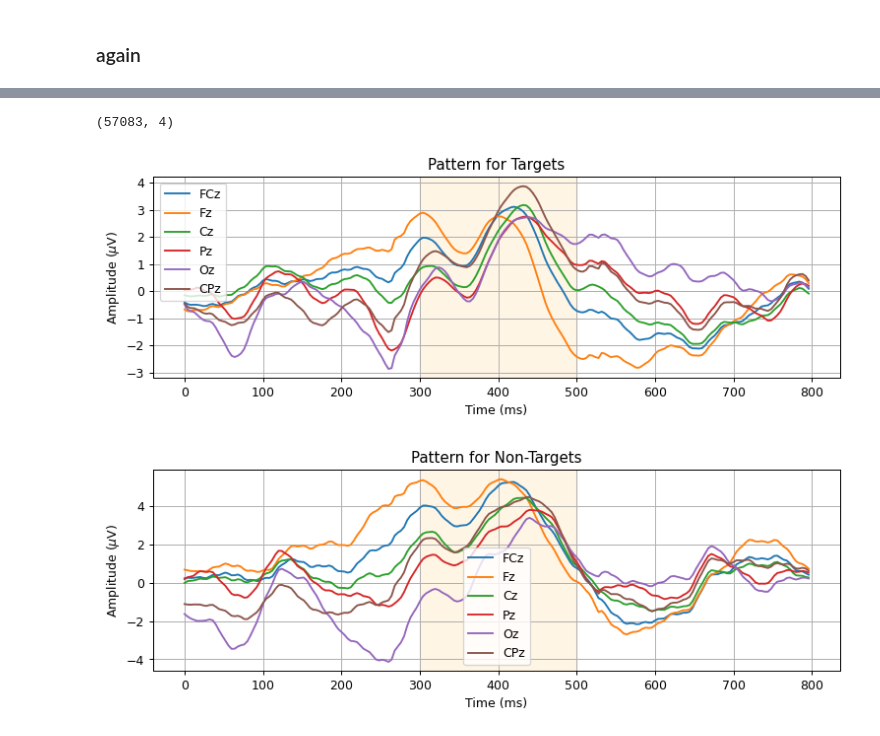
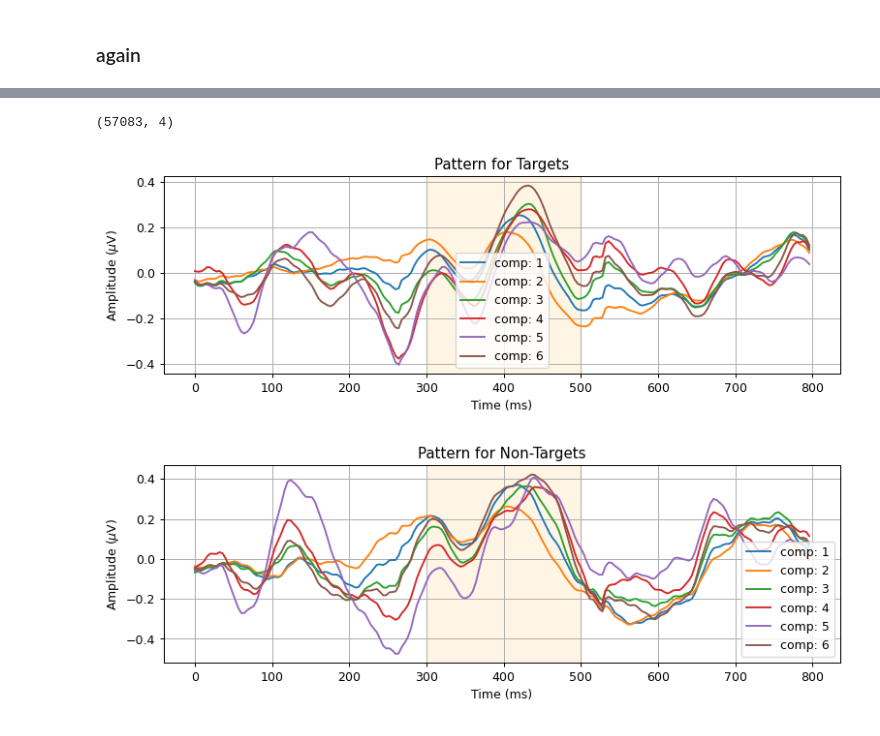
Before and after one commit to Surfincolin/openbci-standards, a Jupyter notebook: Speller_Analysis_2.ipynb, the cells around one changed output, grey strips where cells are left out. Drawn from its saved outputs; the diff is of its cells as text; code cells hidden in the pictures.

```diff
--- a/Speller_Analysis_2.ipynb
+++ b/Speller_Analysis_2.ipynb
@@ -75,7 +75,7 @@ def plot_time_series(X, Y, labels, xlabel=None, ylabel=None, title=None, fig=Non
 
     return fig, ax
 
-def plot_epochs(ch_epochs, xlabel='Epochs', ylabel='Times (ms)', title='Epoch Comparison', tmin=None, tmax=None):
+def plot_epochs(ch_epochs, xlabel='Times (ms)', ylabel='Epochs', title='Epoch Comparison', tmin=None, tmax=None):
     fig, ax = plt.subplots(figsize = (10, 3), dpi = 90)
 
     if tmin == None or tmax == None:
@@ -224,8 +224,8 @@ r1_eeg = re_reference(r1_eeg, new_ref_ch_idx)
 r2_eeg = re_reference(r2_eeg, new_ref_ch_idx)
 del channels[new_ref_ch_idx]
 
-r1_eeg = filter_eeg(r1_eeg, 250, [0.1,20] )
-r2_eeg = filter_eeg(r2_eeg, 250, [0.1,20] )
+r1_eeg = filter_eeg(r1_eeg, 250, [1.,20.] )
+r2_eeg = filter_eeg(r2_eeg, 250, [1.,20.] )
 
 # remove Fp1 channel
 # r1_eeg = np.delete(r1_eeg, -1, axis=1)
@@ -242,6 +242,7 @@ r2_markers_ts = (r2_markers_ts*1000).astype(int)
 
 print(channels)
 pz = channels.index('Pz')
+fp1 = channels.index('Fp1')
 # %% [output]
 ['FCz', 'Fz', 'Cz', 'Pz', 'Oz', 'CPz', 'Fp1']
 # %%
@@ -486,8 +475,8 @@ def get_blinks(data, data_ts, ch, blink_dev_thresh=2.0):
 
     return np.array(blinks), blink_mask
 
-r1_blinks, _ = get_blinks(r1_eeg[r1_mask], r1_eeg_ts[r1_mask], fp1, 1.5)
-r2_blinks, _ = get_blinks(r2_eeg[r2_mask], r2_eeg_ts[r2_mask], fp1, 1.5)
+r1_blinks, _ = get_blinks(r1_eeg, r1_eeg_ts, fp1, 1.5)
+r2_blinks, _ = get_blinks(r2_eeg, r2_eeg_ts, fp1, 1.5)
 # %%
 g_labels = ['Fp1']
 fig, ax = plot_time_series(
@@ -1134,7 +1072,7 @@ def build_toeplitz(data, data_ts, events, n_e, pre_stim_time = 0):
     return toeplitz
 
 class xDAWN:
-    def __init__(self, X, X_ts, events, erp_sample_size=800, sample_rate=250):
+    def __init__(self, X, X_ts, events, erp_sample_size=800, sample_rate=250, use_reg_cov=False):
         self.X = X
         self.X_ts = X_ts
         self.events = events
@@ -1142,31 +1080,26 @@ class xDAWN:
 
         # toeplitz
         D = build_toeplitz(self.X, self.X_ts, self.events, self.n_e)
+
         # least square est
 #         predictor = linalg.pinv(D.T @ D) @ D.T
-#         D1 = D[0]
-#         D2 = D[1]
-#         P1 = linalg.pinv(D1.T @ D1) @ (D1.T @ X) # 200,7
-#         P2 = linalg.pinv(D2.T @ D2) @ (D2.T @ X) # 200,7
-
-#         return 0
+#         P = predictor @ X
         P = linalg.inv(D.T @ D) @ D.T @ X
 
-#         P = predictor @ X
+
         classes = np.unique(events[:,2])
         P = (np.vsplit(P, len(classes)))
         D = np.hsplit(D, len(classes))
 
 
-
-#         P = np.array([P1,P2])
-
+        # plot patterns
         x_for_plot = [(i*(1000/SAMPLE_RATE)) for i in range(P[0].shape[0])]
+        comp_labels = [f'comp: {p+1}' for p in range(P[0].shape[1])]
 
         fig, ax = plot_time_series(
             x_for_plot,
             P[0],
-            labels = channels,
+            labels = comp_labels,
             xlabel='Time (ms)',
             ylabel=r'Amplitude ($\mu$V)',
             title=f'Pattern for Targets'
@@ -1176,29 +1109,34 @@ class xDAWN:
         fig, ax = plot_time_series(
             x_for_plot,
             P[1],
-            labels = channels,
+            labels = comp_labels,
             xlabel='Time (ms)',
             ylabel=r'Amplitude ($\mu$V)',
             title=f'Pattern for Non-Targets'
         )
         _ = ax.axvspan(300, 500, color='orange', alpha=0.1)
-#         print(D.shape, P.shape, X.shape)
+
 
         # compute whitening covariance for the raw signal
-#         sig_cov = reg_covariance(self.X)
-        sig_cov = (self.X.T @ self.X) / len(self.X)
+        if use_reg_cov:
+            sig_cov = reg_covariance(self.X)
+        else:
+            sig_cov = (self.X.T @ self.X) / len(self.X)
+
 
         filters = []
         patterns = []
         n_components = self.X.shape[1]
-#         print('shape:', P.shape, D.shape)
+
         for P_i, D_i in zip(P, D):
-            print('sub-shape', P_i.shape, D_i.shape)
+
             # estimate cov matrix of prototype
-            DP_i = P_i.T @ D_i.T @ D_i @ P_i
-            evo_cov = DP_i / len(self.X)
-
-#             DP_i_cov = reg_covariance(DP_i)
+            if use_reg_cov:
+                evo = D_i @ P_i
+                evo_cov = reg_covariance(evo)
+            else:
+                DP_i = P_i.T @ D_i.T @ D_i @ P_i
+                evo_cov = DP_i / len(self.X)
 
             try:
                 e_vals, e_vecs = linalg.eigh(evo_cov, sig_cov)
@@ -1206,38 +1144,37 @@ class xDAWN:
                 print('FAIL')
 
             e_vecs = e_vecs[:, np.argsort(e_vals)[::-1]]  # sort eigenvectors
-#             print(e_vecs)
             e_vecs /= np.apply_along_axis(np.linalg.norm, 0, e_vecs)
-#             print(e_vecs)
-            _patterns = np.linalg.pinv(e_vecs.T)
+#             _patterns = np.linalg.pinv(e_vecs.T)
 #             filters.append(e_vecs[:, :n_components].T)
+            print(e_vecs[:, :n_components].shape)
             filters.append(e_vecs[:, :n_components])
-            patterns.append(_patterns[:, :n_components].T)
+#             patterns.append(_patterns[:, :n_components].T)
 
 
 #         filters = np.concatenate(filters, axis=0)
-        patterns = np.concatenate(patterns, axis=0)
+#         patterns = np.concatenate(patterns, axis=0)
 
         self.filters = np.array(filters)
 
     def transform(self, X, n_f = 3):
+        print(self.filters.shape)
         if self.filters.shape[1] != X.shape[1]:
             print('Channels and filters don\'t match. No transform performed.')
             return X
 
 #         print('filters', self.filters.shape)
 #         xfiltered = self.filters[:n_f] @ X.T
-        print('f', X.shape)
-        print('f', self.filters[0][:n_f].shape)
+#         print('f', X.shape)
+#         print('f', self.filters[0][:n_f].shape)
 #         xfiltered = X @ self.filters[0][:n_f]
-        xfiltered = X @ self.filters[0][:n_f].T
+        xfiltered = X @ self.filters[0][:,:n_f]
 
         return xfiltered
 
 
-r1_data = r1_eeg[r1_mask, :fp1]
-r1_data = r1_data - r1_data.mean(axis=0)
-r1_data_ts = r1_eeg_ts[r1_mask]
+r1_data = r1_eeg[:, :fp1]
+r1_data_ts = r1_eeg_ts
 
 r1_xdawn = xDAWN(r1_data, r1_data_ts, r1_events, 800)
 r1_filtered = r1_xdawn.transform(r1_data, 4)
@@ -1253,6 +1187,6 @@ f (4, 6)
 (57083, 4)
-[figure, old version]
+[figure, new version]
-[figure, old version]
+[figure, new version]
 # %%
 s_epochs = []
 for event in r1_events:
```
Also changed, not shown: parts of 23 cells of this notebook, 1 other file.
